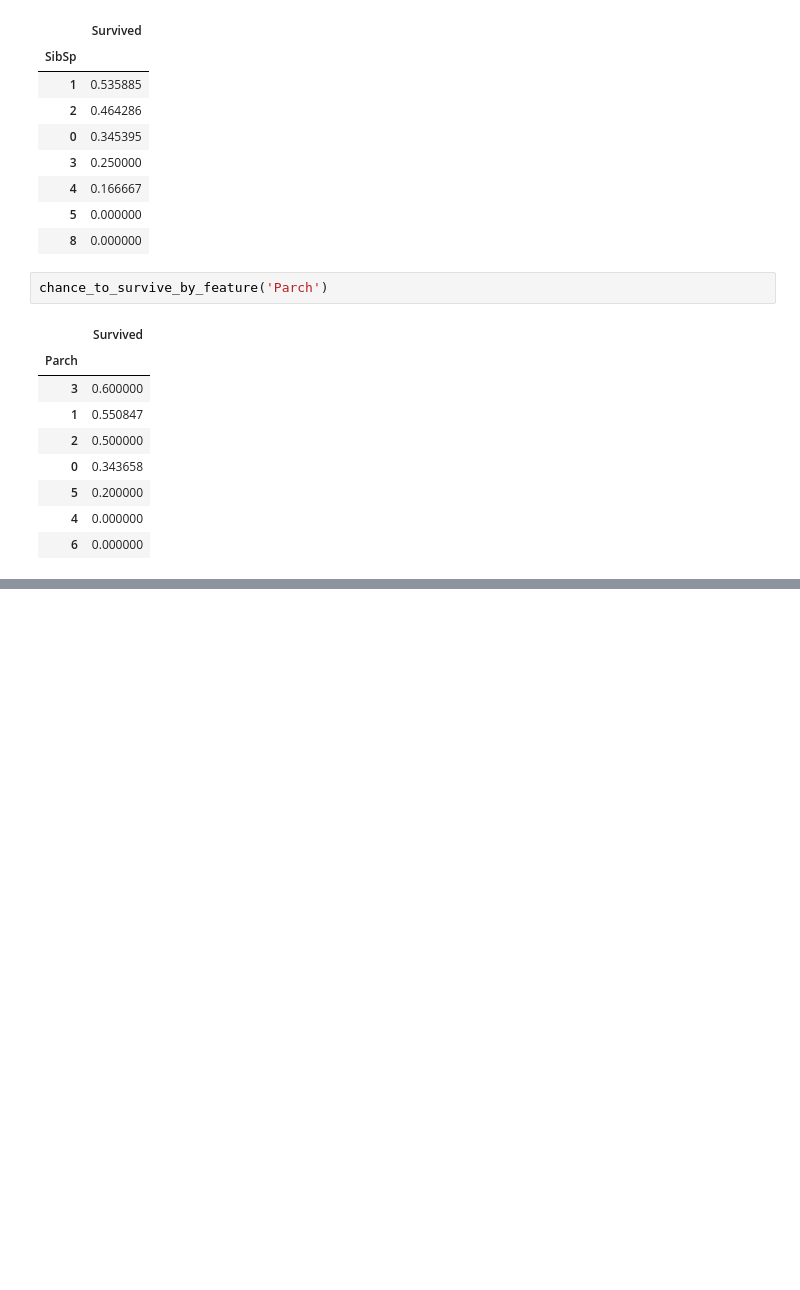
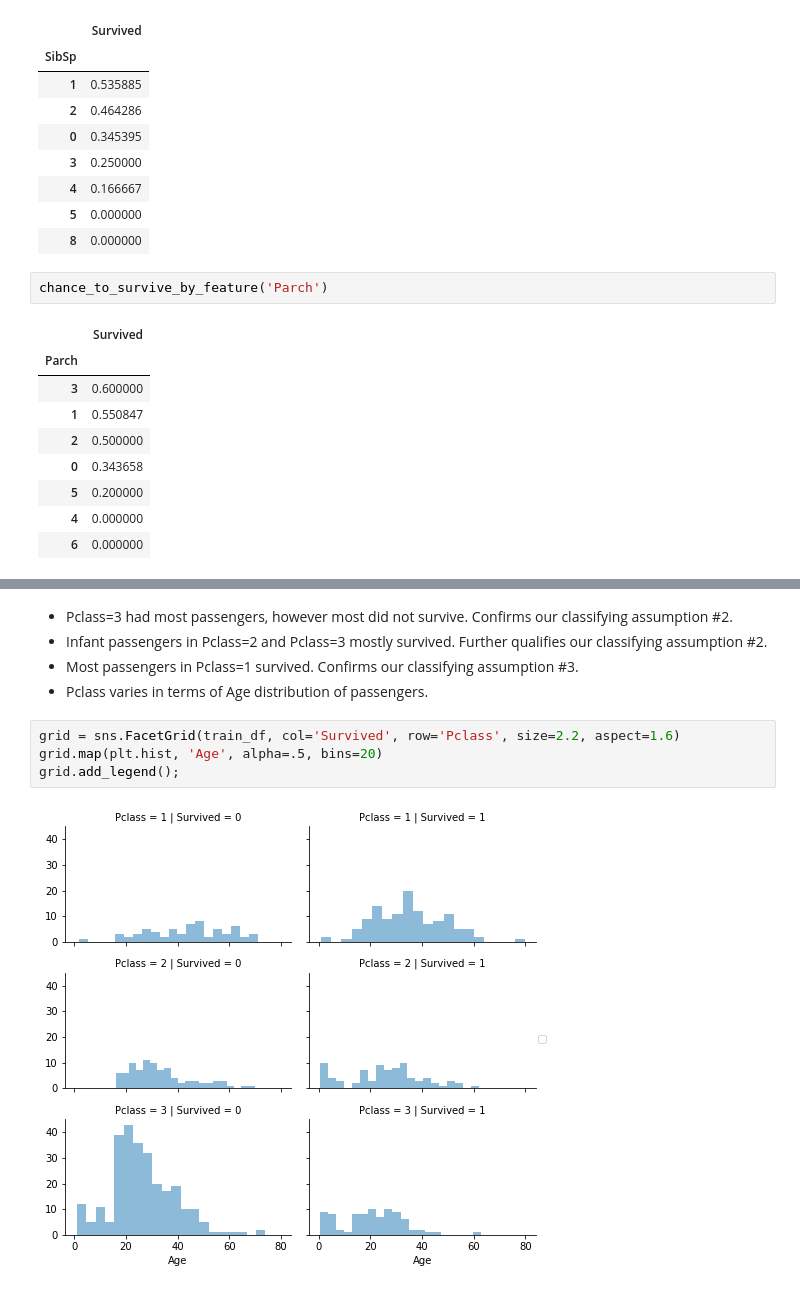
Before and after one commit to hyzhak/titanic-for-beginners, a Jupyter notebook: notebook.ipynb, the cells around one changed output, grey strips where cells are left out. Saved outputs shown, nothing was run; the diff lists cells and outputs as text; blank space fills up the shorter version.

```diff
--- a/notebook.ipynb
+++ b/notebook.ipynb
@@ -193,0 +206,11 @@ chance_to_survive_by_feature('Parch')
+# %% [markdown]
+- Pclass=3 had most passengers, however most did not survive. Confirms our classifying assumption #2.
+- Infant passengers in Pclass=2 and Pclass=3 mostly survived. Further qualifies our classifying assumption #2.
+- Most passengers in Pclass=1 survived. Confirms our classifying assumption #3.
+- Pclass varies in terms of Age distribution of passengers.
+# %%
+grid = sns.FacetGrid(train_df, col='Survived', row='Pclass', size=2.2, aspect=1.6)
+grid.map(plt.hist, 'Age', alpha=.5, bins=20)
+grid.add_legend();
+# %% [output]
+[figure, added]
```
Also changed, not shown: parts of 7 cells of this notebook, 1 other file.
